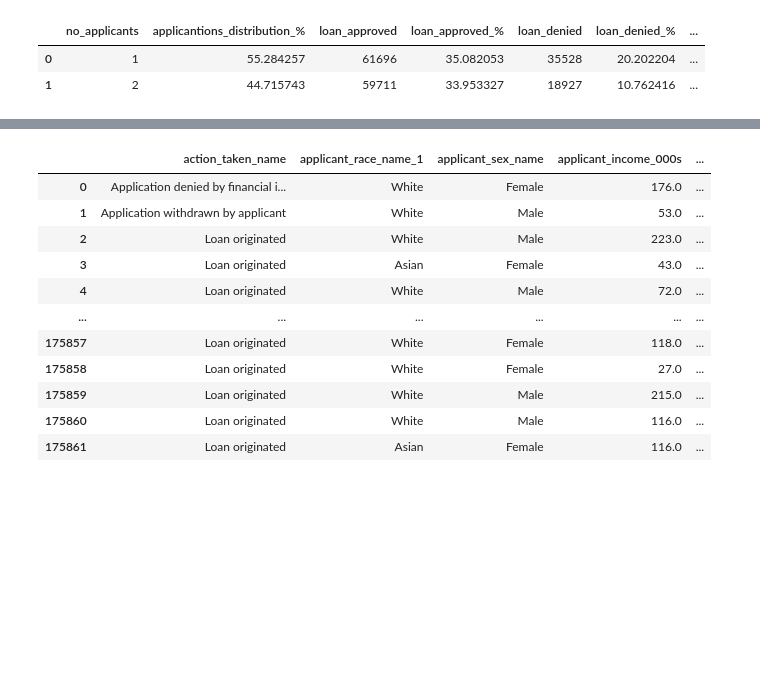
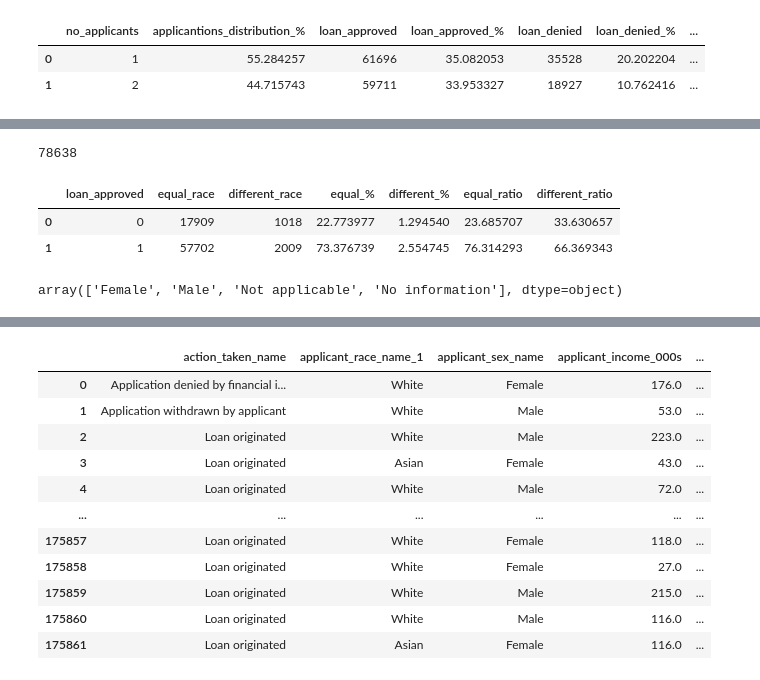
Before and after one commit to DJ1070/Darlehensanfragen, a Jupyter notebook: exploration.ipynb, the cells around one changed output, grey strips where cells are left out. Cells and saved outputs as stored; diff of their text form; code cells hidden in the pictures; blank space fills up the shorter version.

```diff
--- a/exploration.ipynb
+++ b/exploration.ipynb
@@ -372,0 +385,33 @@ df_app
+# %%
+df_loan[df_loan.no_applicants == 2]['no_applicants'].count()
+# %% [output]
+78638
+# %%
+# How many applicants and co-applicants share their ethnicity / race?
+
+df_race_equal = pd.DataFrame({'equal_race': df_loan[(df_loan.applicant_race_name_1 == df_loan.co_applicant_race_name_1) & (df_loan.no_applicants == 2)]['applicant_race_name_1'].groupby(df_loan.loan_approved).count()}).reset_index()
+df_race_diff = pd.DataFrame({'different_race': df_loan[(df_loan.applicant_race_name_1 != df_loan.co_applicant_race_name_1) & (df_loan.no_applicants == 2)]['applicant_race_name_1'].groupby(df_loan.loan_approved).count()}).reset_index()
+df_race = pd.concat([df_race_equal, df_race_diff.different_race], axis = 1)
+
+# Percentage of applicants with equal / different race
+
+df_race['equal_%'] = (df_race.equal_race / df_loan[df_loan.no_applicants == 2]['no_applicants'].count()) * 100
+df_race['different_%'] = (df_race.different_race / df_loan[df_loan.no_applicants == 2]['no_applicants'].count()) * 100
+
+# Equal / different ratio: Approved / denied applicants by equal / different race
+
+df_race['equal_ratio'] = df_race.equal_race / (df_race.equal_race[0] + df_race.equal_race[1]) * 100
+df_race['different_ratio'] = df_race.different_race / (df_race.different_race[0] + df_race.different_race[1]) * 100
+
+df_race
+
+# FINDING:
+# While more than 3/4 of same race applicants recieve a positive loan decision, it is only 2/3 of those with different racial background.
+# %% [output]
+|  | loan_approved | equal_race | different_race | equal_% | different_% | equal_ratio | different_ratio |
+| 0 | 0 | 17909 | 1018 | 22.773977 | 1.294540 | 23.685707 | 33.630657 |
+| 1 | 1 | 57702 | 2009 | 73.376739 | 2.554745 | 76.314293 | 66.369343 |
+# %%
+df_loan.applicant_sex_name.unique()
+# %% [output]
+array(['Female', 'Male', 'Not applicable', 'No information'], dtype=object)
```
Also changed, not shown: parts of 5 cells of this notebook.
